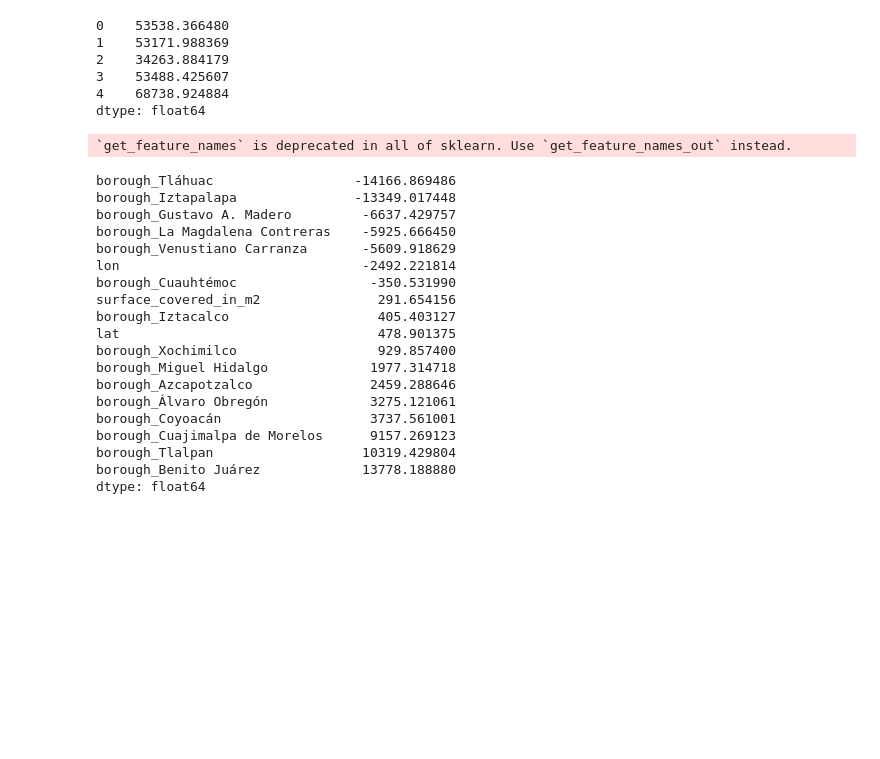
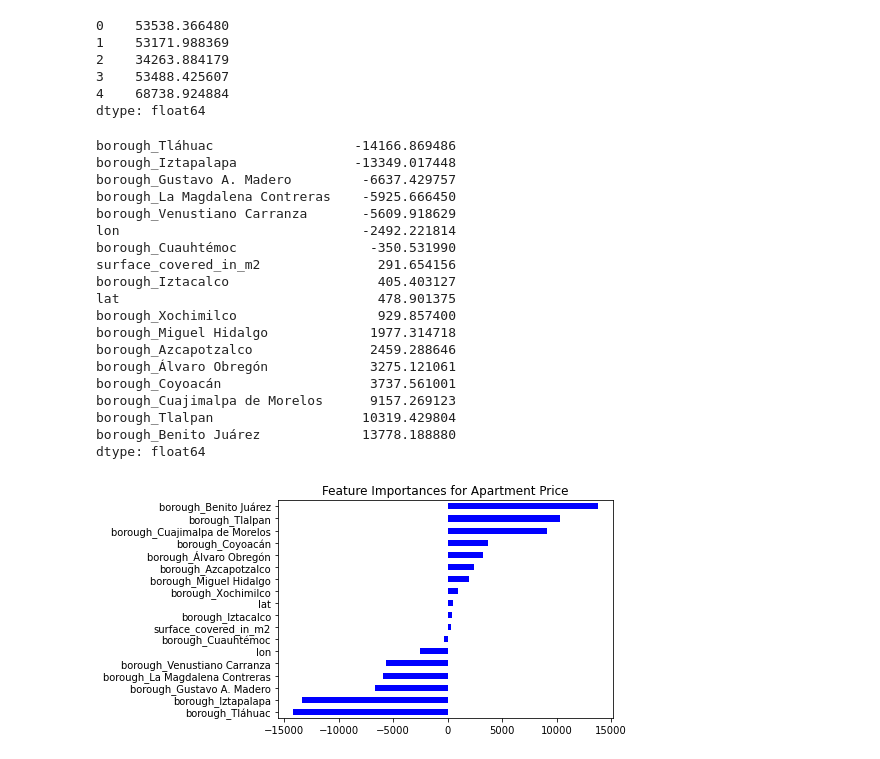
Before and after one commit to AhmedSamir1271/Predicting-Apartment-Prices-in-Mexico-City, a Jupyter notebook: Predicting Apartment Prices in Mexico City.ipynb, the cells around one changed output. Cells and saved outputs as stored; diff of their text form; code cells hidden in the pictures; blank space fills up the shorter version.

```diff
--- a/Predicting Apartment Prices in Mexico City.ipynb
+++ b/Predicting Apartment Prices in Mexico City.ipynb
@@ -258,27 +258,36 @@ dtype: float64
 # %%
 # Calculate the coefficients for all the features
 coefficients = model.named_steps["ridge"].coef_
-features = model.named_steps["onehotencoder"].get_feature_names()
+features = model.named_steps["onehotencoder"].get_feature_names_out()
 feat_imp = pd.Series(coefficients, index=features).sort_values()
 feat_imp
 # %% [output]
-`get_feature_names` is deprecated in all of sklearn. Use `get_feature_names_out` instead.
+borough_Tláhuac                  -14166.869486
+borough_Iztapalapa               -13349.017448
+borough_Gustavo A. Madero         -6637.429757
+borough_La Magdalena Contreras    -5925.666450
+borough_Venustiano Carranza       -5609.918629
+lon                               -2492.221814
+borough_Cuauhtémoc                 -350.531990
+surface_covered_in_m2               291.654156
+borough_Iztacalco                   405.403127
+lat                                 478.901375
+borough_Xochimilco                  929.857400
+borough_Miguel Hidalgo             1977.314718
+borough_Azcapotzalco               2459.288646
+borough_Álvaro Obregón             3275.121061
+borough_Coyoacán                   3737.561001
+borough_Cuajimalpa de Morelos      9157.269123
+borough_Tlalpan                   10319.429804
+borough_Benito Juárez             13778.188880
+dtype: float64
-borough_Tláhuac                  -14166.869486
-borough_Iztapalapa               -13349.017448
-borough_Gustavo A. Madero         -6637.429757
-borough_La Magdalena Contreras    -5925.666450
-borough_Venustiano Carranza       -5609.918629
-lon                               -2492.221814
-borough_Cuauhtémoc                 -350.531990
-surface_covered_in_m2               291.654156
-borough_Iztacalco                   405.403127
-lat                                 478.901375
-borough_Xochimilco                  929.857400
-borough_Miguel Hidalgo             1977.314718
-borough_Azcapotzalco               2459.288646
-borough_Álvaro Obregón             3275.121061
-borough_Coyoacán                   3737.561001
-borough_Cuajimalpa de Morelos      9157.269123
-borough_Tlalpan                   10319.429804
-borough_Benito Juárez             13778.188880
-dtype: float64
+# %%
+# Build a horizontal bar chart that shows the 10 most influential coefficients for your model
+feat_imp.plot.barh(
+    x="Importance [USD]",
+    y="Feature",
+    title="Feature Importances for Apartment Price",
+    color="blue"
+);
+# %% [output]
+[figure, added]
```
